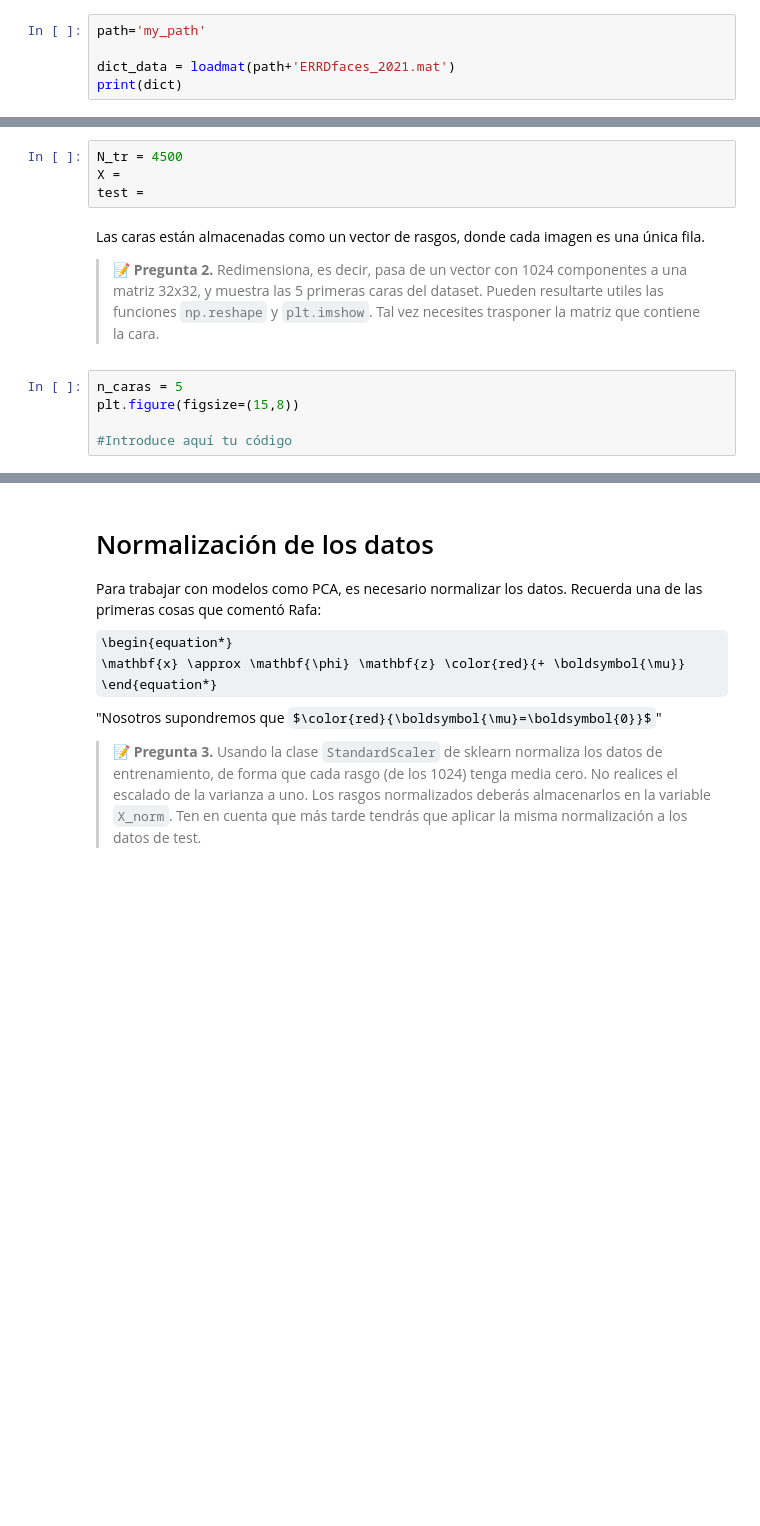
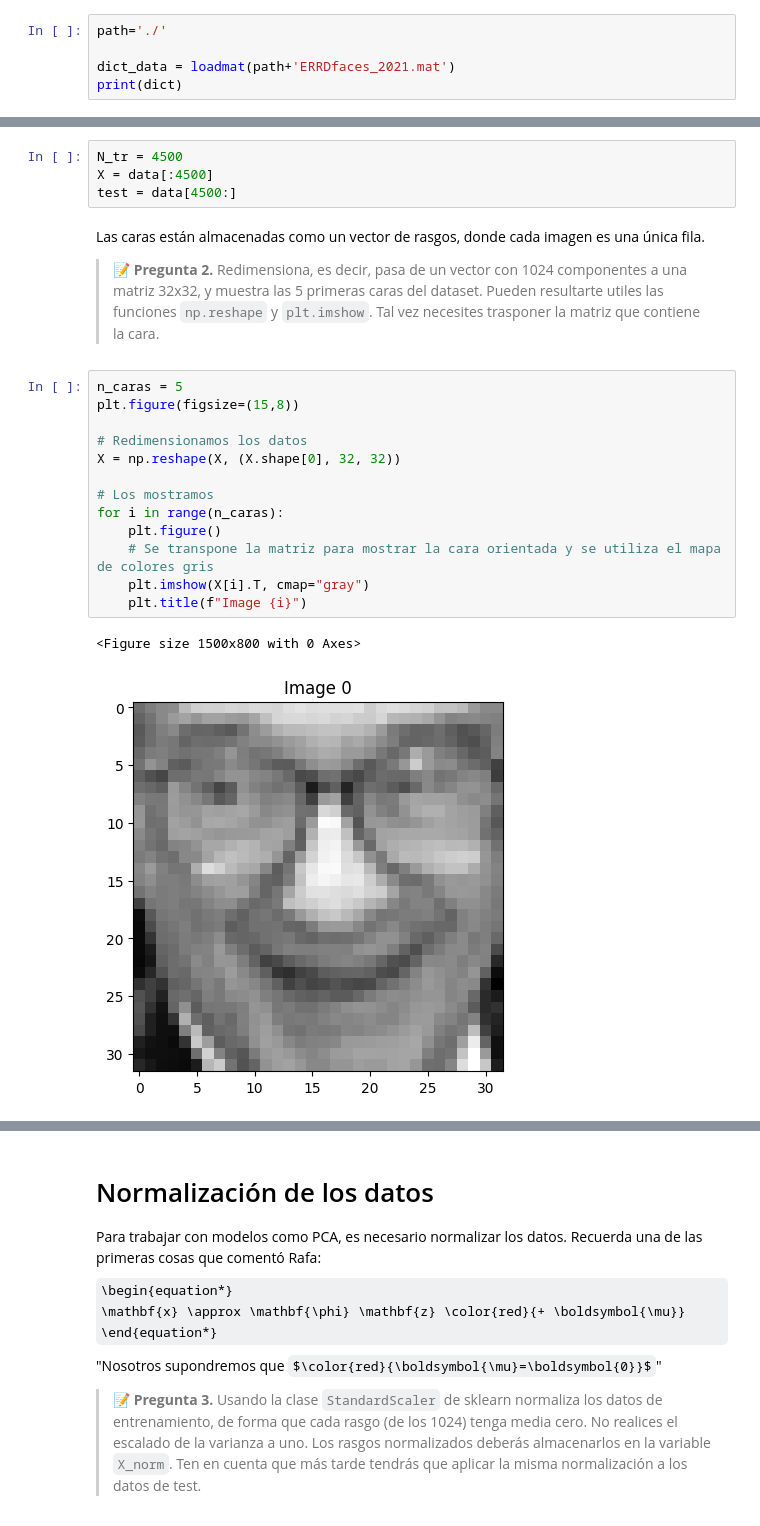
Before and after one commit to Migue8gl/DataScienceMaster, a Jupyter notebook: extraccion_de_caracteristicas_en_imagenes/p2_pca/PCA_guion24.ipynb, the cells around one changed output, grey strips where cells are left out. Saved outputs shown, nothing was run; the diff lists cells and outputs as text; some formulas as TeX source; blank space fills up the shorter version.

```diff
--- a/extraccion_de_caracteristicas_en_imagenes/p2_pca/PCA_guion24.ipynb
+++ b/extraccion_de_caracteristicas_en_imagenes/p2_pca/PCA_guion24.ipynb
@@ -24,7 +24,7 @@ import matplotlib.pyplot as plt
 # %% [markdown]
 Especificamos la ruta donde están nuestros datos y los leemos. Observa la estructura que los contiene. Lee la documentación sobre la función `loadmat`.
 # %%
-path='my_path'
+path='./'
 
 dict_data = loadmat(path+'ERRDfaces_2021.mat')
 print(dict)
@@ -45,14 +45,25 @@ Dependiendo del problema podríamos usar todas las muestras como conjunto de ent
 > 📝 **Pregunta 1.** Completa el código para que la variable `X` siguiente contenga las 4500 primeras caras de `data` y `test` el resto.
 # %%
 N_tr = 4500
-X =
-test =
+X = data[:4500]
+test = data[4500:]
 # %% [markdown]
 Las caras están almacenadas como un vector de rasgos, donde cada imagen es una única fila.
 
 > 📝 **Pregunta 2.** Redimensiona, es decir, pasa de un vector con 1024 componentes a una matriz 32x32, y muestra las 5 primeras caras del dataset. Pueden resultarte utiles las funciones `np.reshape` y `plt.imshow`. Tal vez necesites trasponer la matriz que contiene la cara.
-# %%
-n_caras = 5
-plt.figure(figsize=(15,8))
-
-#Introduce aquí tu código
+# %%
+n_caras = 5
+plt.figure(figsize=(15,8))
+
+# Redimensionamos los datos
+X = np.reshape(X, (X.shape[0], 32, 32))
+
+# Los mostramos
+for i in range(n_caras):
+    plt.figure()
+    # Se transpone la matriz para mostrar la cara orientada y se utiliza el mapa de colores gris
+    plt.imshow(X[i].T, cmap="gray")
+    plt.title(f"Image {i}")
+# %% [output]
+<Figure size 1500x800 with 0 Axes>
+[figure, added]
```
Also changed, not shown: parts of 40 cells of this notebook, 20 other files.
